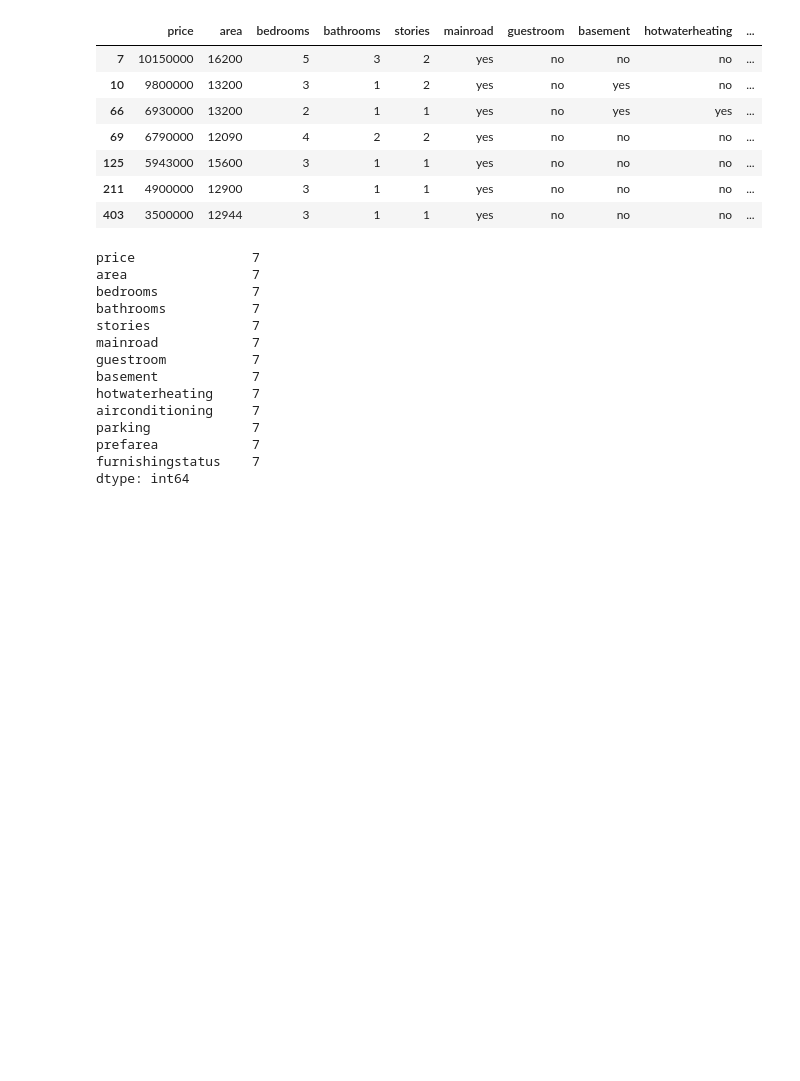
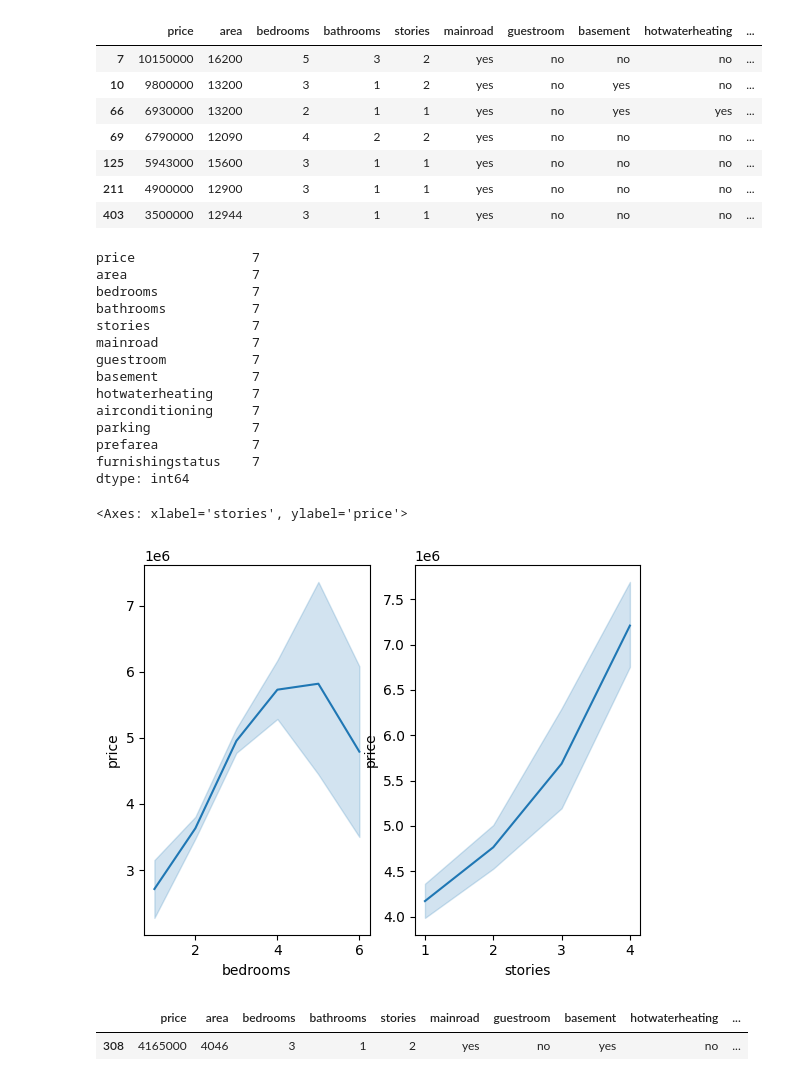
Before and after one commit to AtaullahMasum/Machine-Learning-Project, a Jupyter notebook: House Price Prediction/notebooks/eda_and_model.ipynb, the cells around one changed output. Saved outputs shown, nothing was run; the diff lists cells and outputs as text; code cells hidden in the pictures; blank space fills up the shorter version.

```diff
--- a/House Price Prediction/notebooks/eda_and_model.ipynb
+++ b/House Price Prediction/notebooks/eda_and_model.ipynb
@@ -309,3 +329,16 @@ parking             7
 prefarea            7
 furnishingstatus    7
 dtype: int64
+# %%
+plt.subplot(1,2,1)
+sns.lineplot(data=data,x='bedrooms',y='price')
+plt.subplot(1,2,2)
+sns.lineplot(data=data,x='stories',y='price')
+# %% [output]
+<Axes: xlabel='stories', ylabel='price'>
+[figure, added]
+# %%
+data.sample()
+# %% [output]
+|  | price | area | bedrooms | bathrooms | stories | mainroad | guestroom | basement | hotwaterheating | ... |
+| 308 | 4165000 | 4046 | 3 | 1 | 2 | yes | no | yes | no | ... |
```
Also changed, not shown: parts of 3 cells of this notebook.
